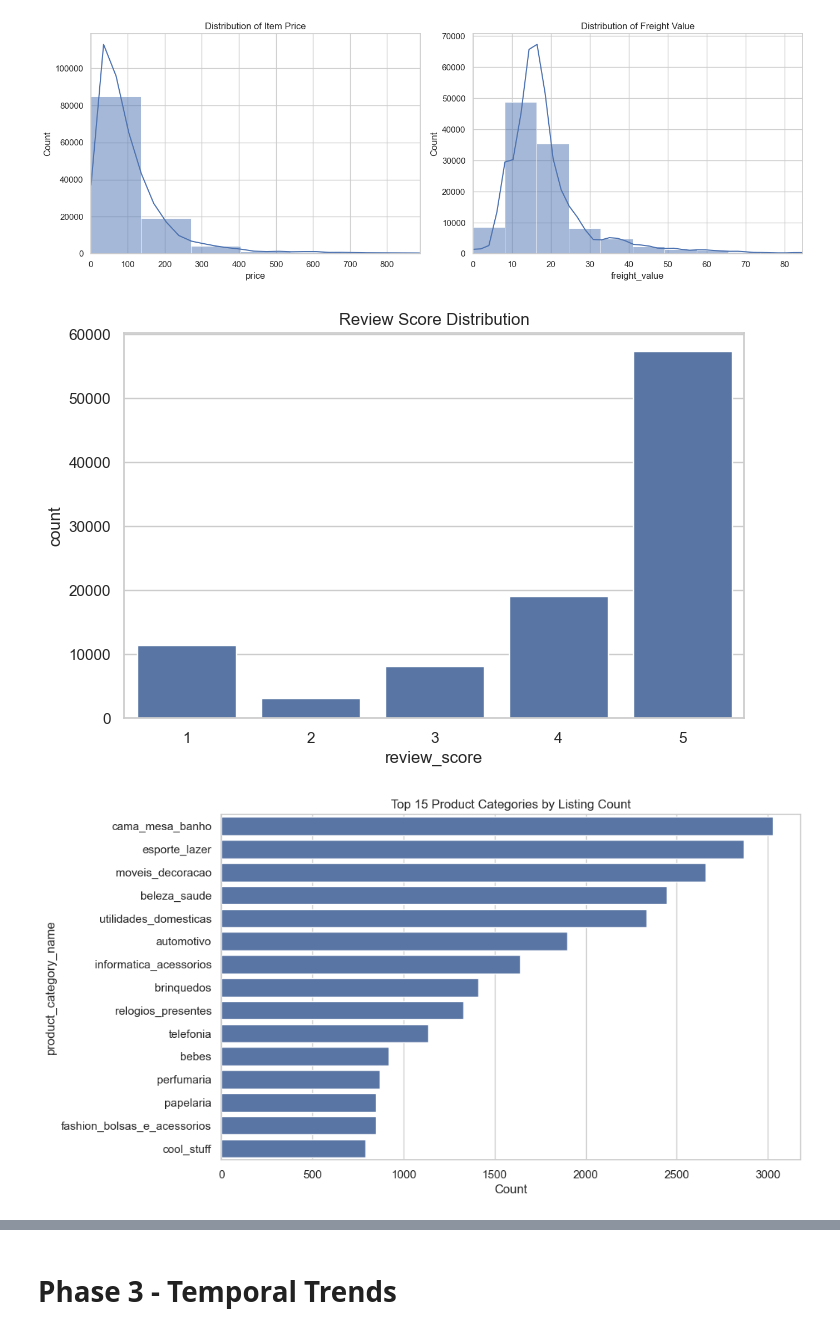
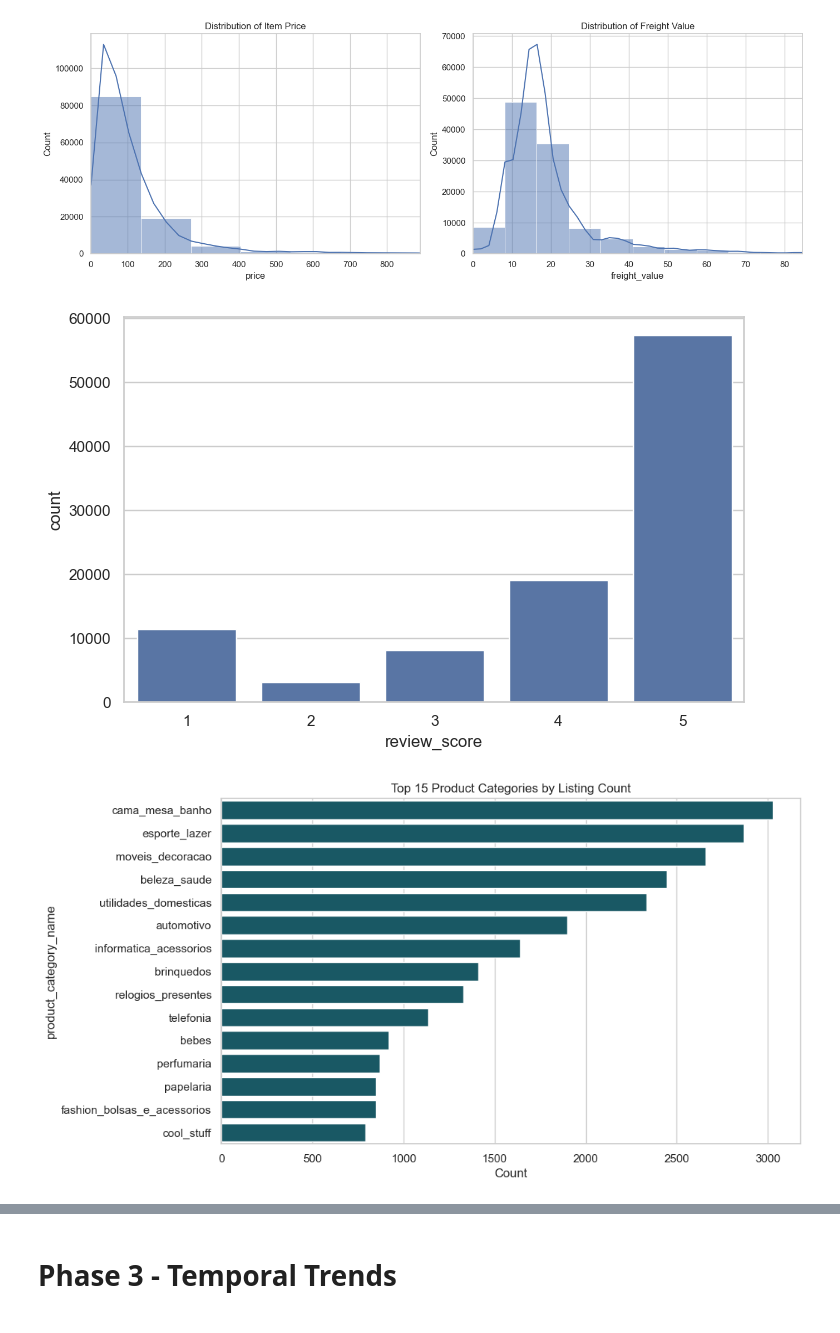
Before and after one commit to AliyarBhos/data-science-journey, a Jupyter notebook: 03_exploratory_data_analysis_and_visualization/olist_eda.ipynb, the cells around one changed output, grey strips where cells are left out. Cells and saved outputs as stored; diff of their text form; code cells hidden in the pictures.

```diff
--- a/03_exploratory_data_analysis_and_visualization/olist_eda.ipynb
+++ b/03_exploratory_data_analysis_and_visualization/olist_eda.ipynb
@@ -145,18 +145,17 @@ plt.show()
 # %%
 fig, ax = plt.subplots(figsize=(8, 5))
 sns.countplot(data=reviews, x='review_score', ax=ax)
-ax.set_title('Review Score Distribution')
 plt.show()
 # %% [output]
-[figure, old version]
+[figure, new version]
 # %%
 top_categories = products['product_category_name'].value_counts().head(15)
 fig, ax = plt.subplots(figsize=(10, 6))
-sns.barplot(x=top_categories.values, y=top_categories.index, ax=ax)
+sns.barplot(x=top_categories.values, y=top_categories.index, ax=ax, color="#0C6171")
 ax.set_title('Top 15 Product Categories by Listing Count')
 ax.set_xlabel('Count')
 plt.show()
 # %% [output]
-[figure, old version]
+[figure, new version]
 # %%
 fig, ax = plt.subplots(figsize=(8, 5))
```
Also changed, not shown: parts of 1 cell of this notebook.
